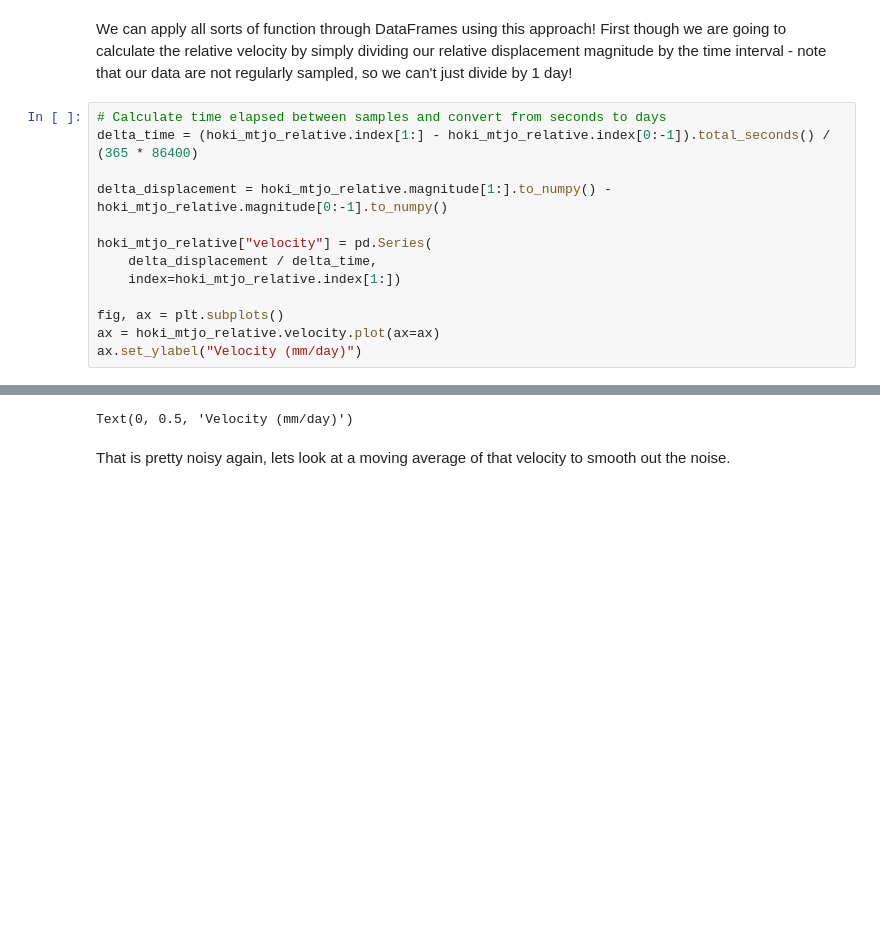
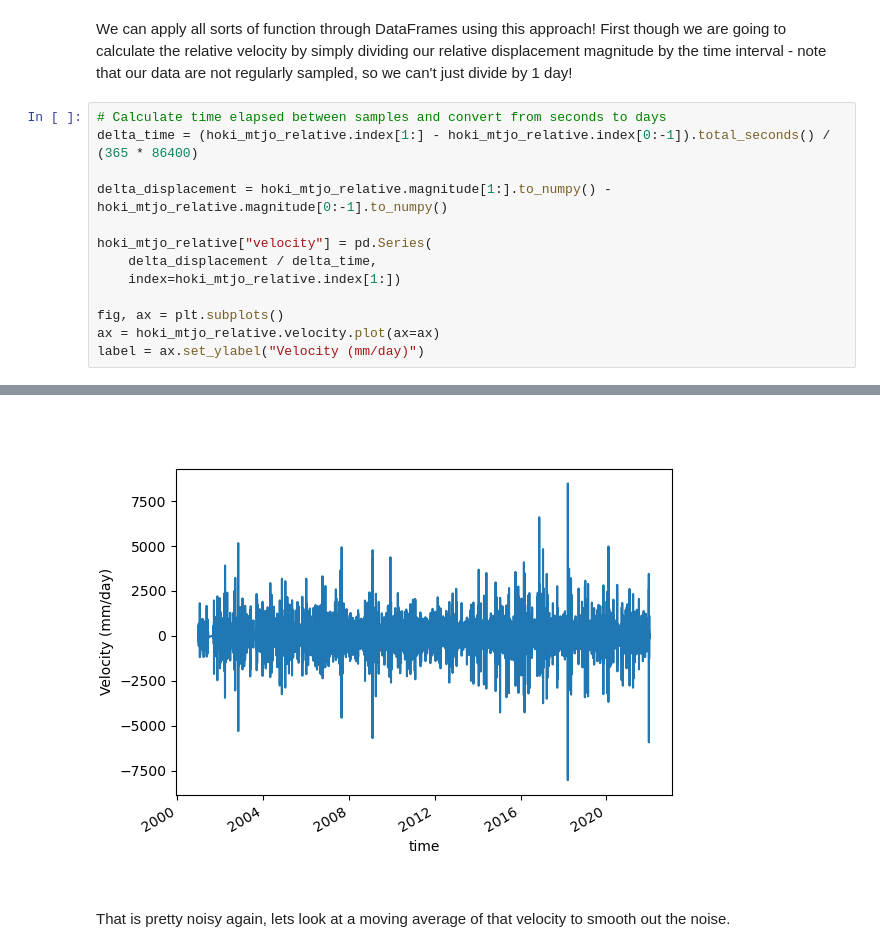
Before and after one commit to calum-chamberlain/ESCI451-Python, a Jupyter notebook: ESCI451_Module_3A.ipynb, the cells around one changed output, grey strips where cells are left out. Drawn from its saved outputs; the diff is of its cells as text; blank space fills up the shorter version.

```diff
--- a/ESCI451_Module_3A.ipynb
+++ b/ESCI451_Module_3A.ipynb
@@ -736,5 +717,5 @@ hoki_mtjo_relative["velocity"] = pd.Series(
 
 fig, ax = plt.subplots()
 ax = hoki_mtjo_relative.velocity.plot(ax=ax)
-ax.set_ylabel("Velocity (mm/day)")
+label = ax.set_ylabel("Velocity (mm/day)")
 # %% [output]
@@ -743,4 +722,4 @@ ax.set_ylabel("Velocity (mm/day)")
-Text(0, 0.5, 'Velocity (mm/day)')
+[figure, added]
 # %% [markdown]
 That is pretty noisy again, lets look at a moving average of that velocity to smooth out the noise.
 # %%
```
Also changed, not shown: parts of 22 cells of this notebook.
